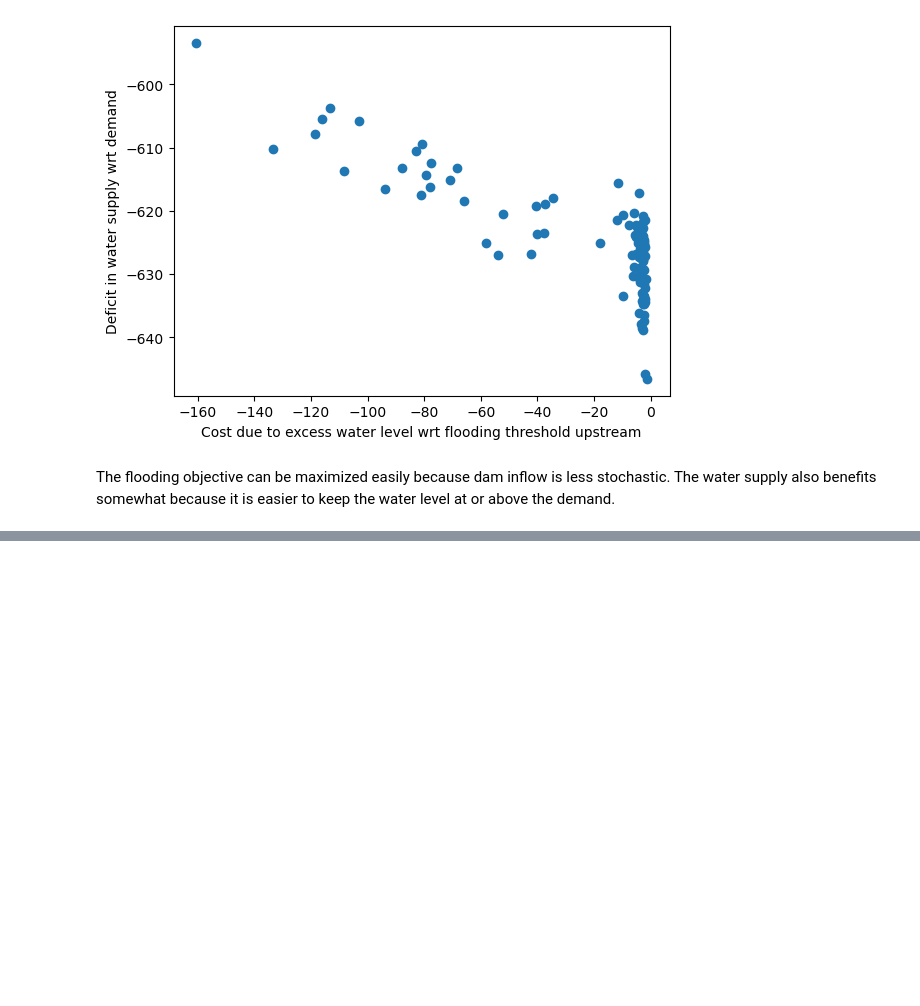
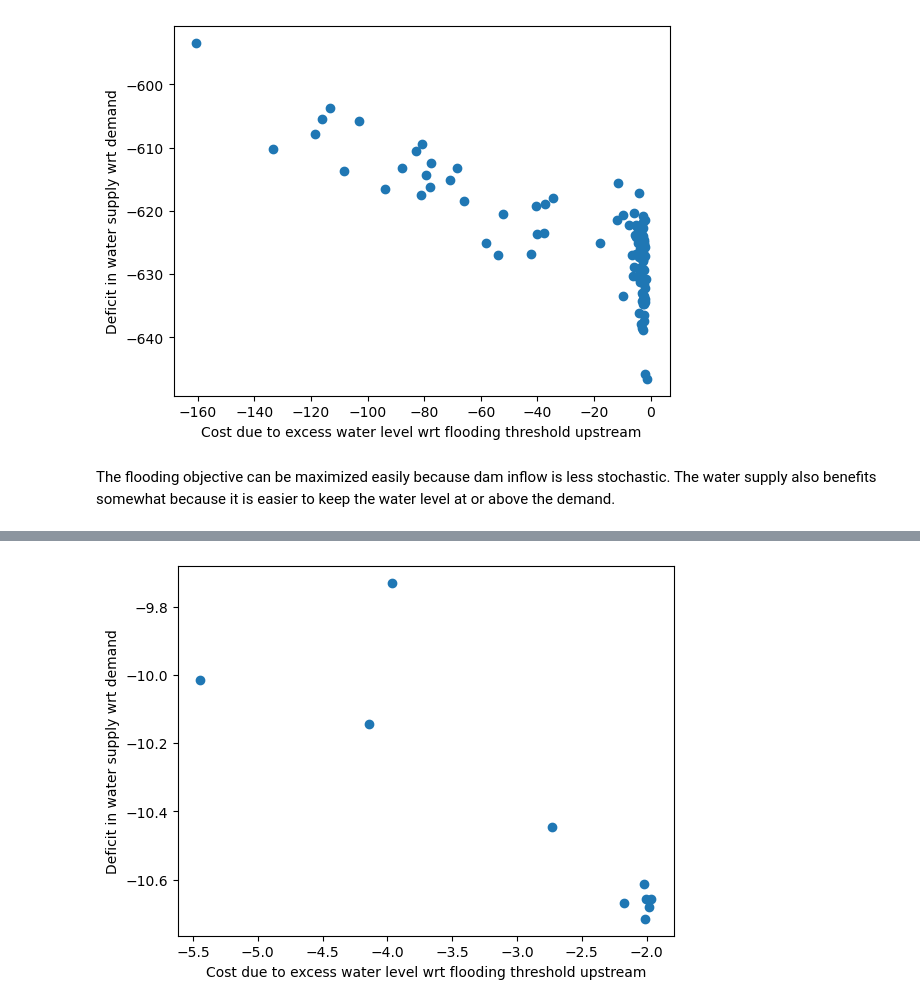
Before and after one commit to liammertens/water-resource-management, a Jupyter notebook: GPI/main.ipynb, the cells around one changed output, grey strips where cells are left out. Cells and saved outputs as stored; diff of their text form; code cells hidden in the pictures; blank space fills up the shorter version.

```diff
--- a/GPI/main.ipynb
+++ b/GPI/main.ipynb
@@ -347,0 +369,4 @@ The flooding objective can be maximized easily because dam inflow is less stocha
+# %%
+plot_pf('./2obj_pen_final.csv')
+# %% [output]
+[figure, added]
```
Also changed, not shown: parts of 24 cells of this notebook, 4 other files.
